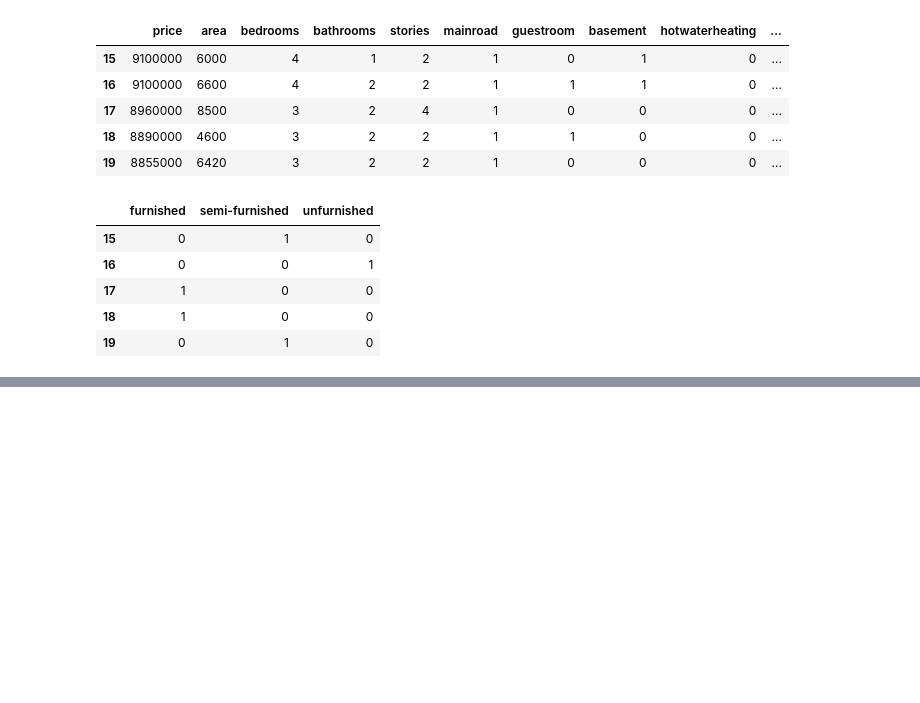
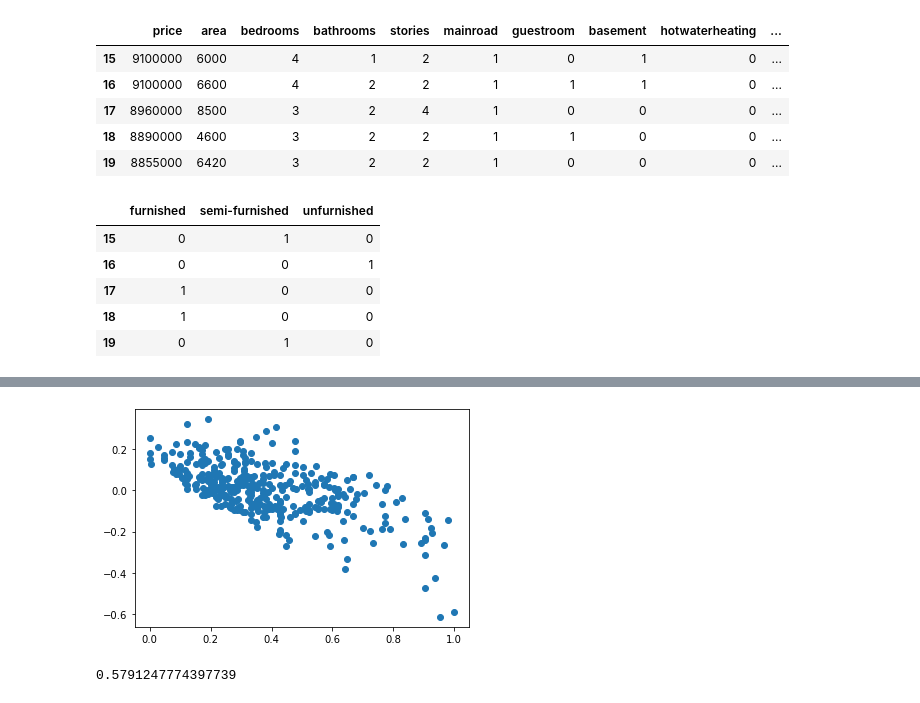
Before and after one commit to begumzubeda64/PGA02_Zubu, a Jupyter notebook: Machine Learning Models/HousePrediction/House_Prediction1_Linear_Regression.ipynb, the cells around one changed output, grey strips where cells are left out. Saved outputs shown, nothing was run; the diff lists cells and outputs as text; code cells hidden in the pictures; blank space fills up the shorter version.

```diff
--- a/Machine Learning Models/HousePrediction/House_Prediction1_Linear_Regression.ipynb
+++ b/Machine Learning Models/HousePrediction/House_Prediction1_Linear_Regression.ipynb
@@ -251,0 +528,2 @@ status.head()
+# %%
+res = (y_train_price - y_train)
@@ -251,0 +545,7 @@ status.head()
+# %%
+plt.scatter(y_train, res)
+plt.show()
+
+#There may be some relation in the error terms.
+# %% [output]
+[figure, added]
@@ -251,0 +576,5 @@ status.head()
+# %%
+from sklearn.metrics import r2_score
+r2_score(y_test, y_pred)
+# %% [output]
+0.5791247774397739
```
Also changed, not shown: parts of 30 cells of this notebook.
